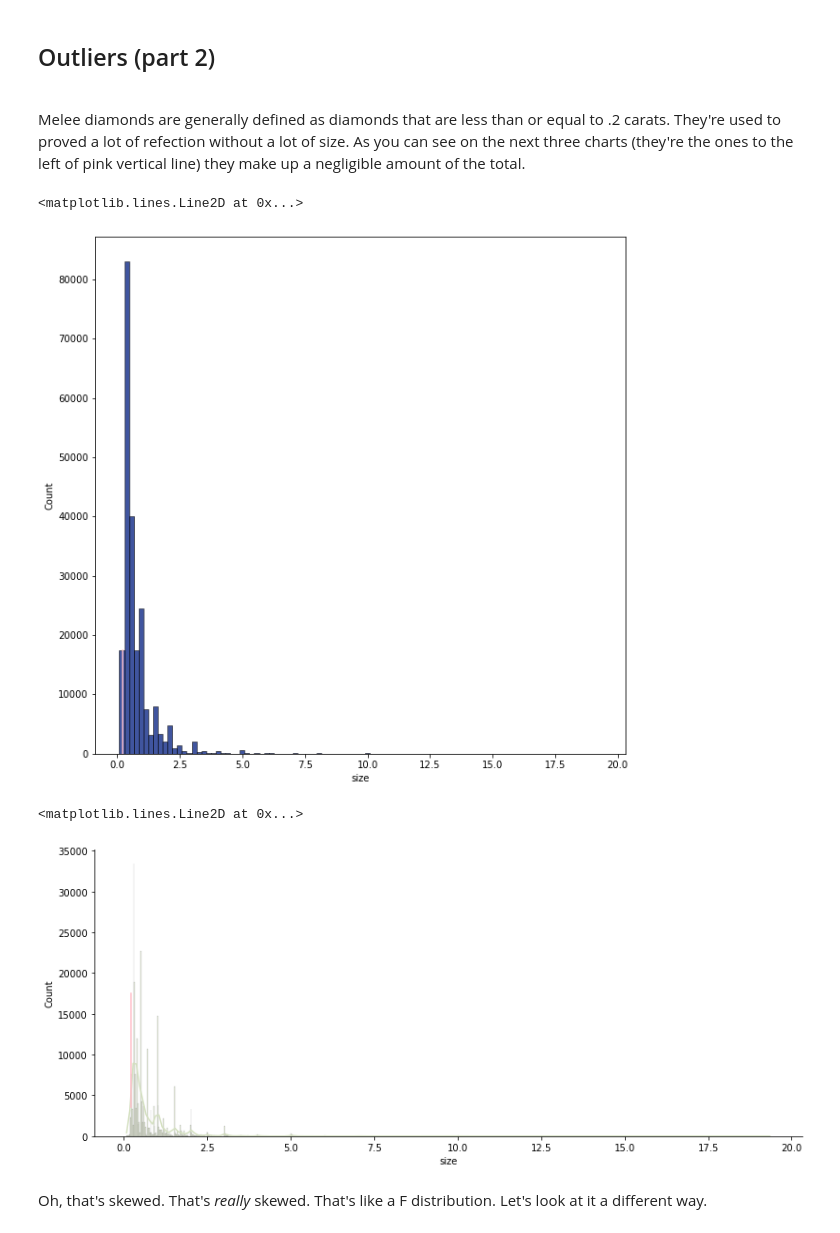
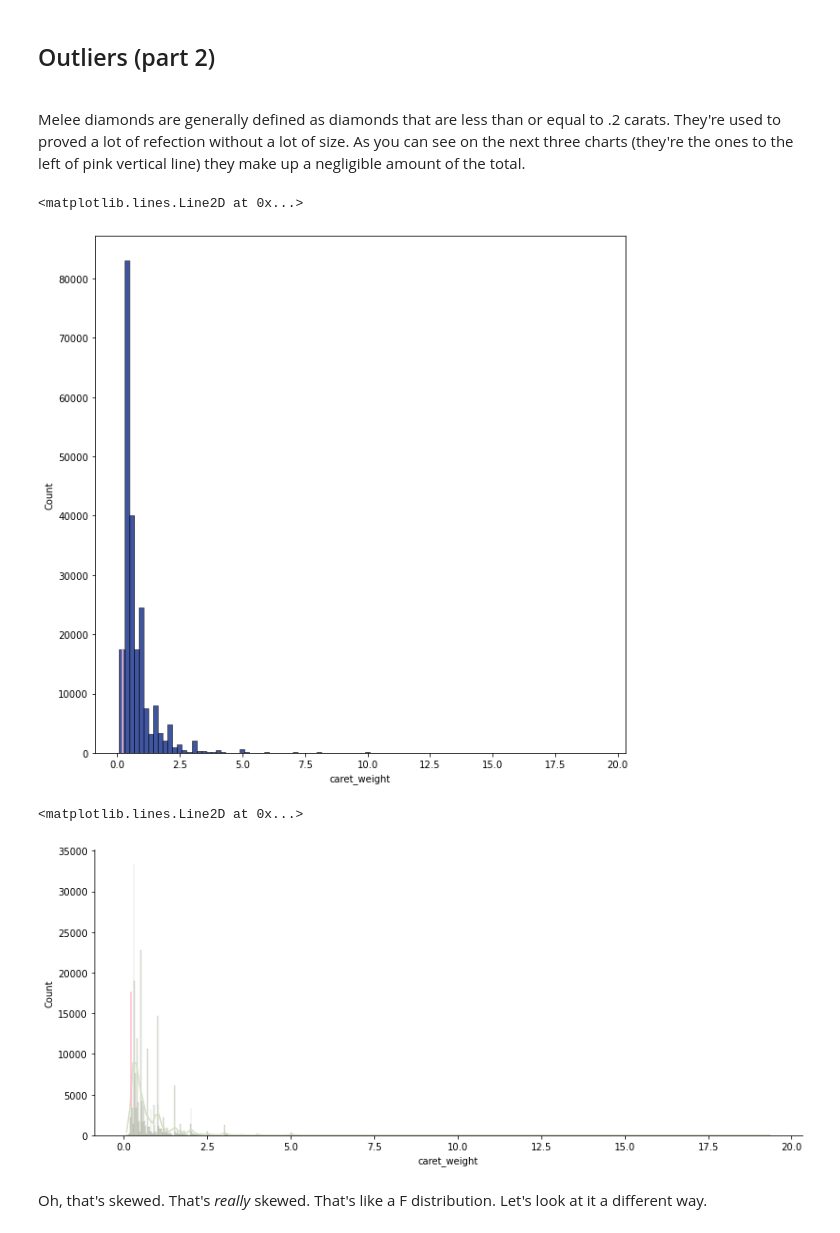
Before and after one commit to Little-PyProjects/Bees, a Jupyter notebook: Diamonds/notebooks/EDA.ipynb, the cells around one changed output. Cells and saved outputs as stored; diff of their text form; code cells hidden in the pictures.

```diff
--- a/Diamonds/notebooks/EDA.ipynb
+++ b/Diamonds/notebooks/EDA.ipynb
@@ -108,19 +108,19 @@ Let's look at them separately starting with the teeny, tiny little elephants in
 Melee diamonds are generally defined as diamonds that are less than or equal to .2 carats. They're used to proved a lot of refection without a lot of size. As you can see on the next three charts (they're the ones to the left of pink vertical line) they make up a negligible amount of the total.
 # %%
 fig, ax = plt.subplots(figsize=(10,10))
-sns.histplot(data=df, x="size", bins=100)
+sns.histplot(data=df, x="caret_weight", bins=100)
 plt.axvline(.2, 0.0, 0.2,  c='pink')
 # %% [output]
 <matplotlib.lines.Line2D at 0x...>
-[figure, old version]
+[figure, new version]
 # %%
 sns.set_palette(palette="ch:s=.55,rot=-.75", n_colors=14)
 
-sns.displot(data=df, x="size", kde=True, aspect=2.3)
+sns.displot(data=df, x="caret_weight", kde=True, aspect=2.3)
 plt.axvline(.2, 0.1, 0.5,  c='pink')
 # %% [output]
 <matplotlib.lines.Line2D at 0x...>
-[figure, old version]
+[figure, new version]
 # %% [markdown]
 Oh, that's skewed. That's _really_ skewed. That's like a F distribution. Let's look at it a different way.
 # %%
```
Also changed, not shown: parts of 21 cells of this notebook.
